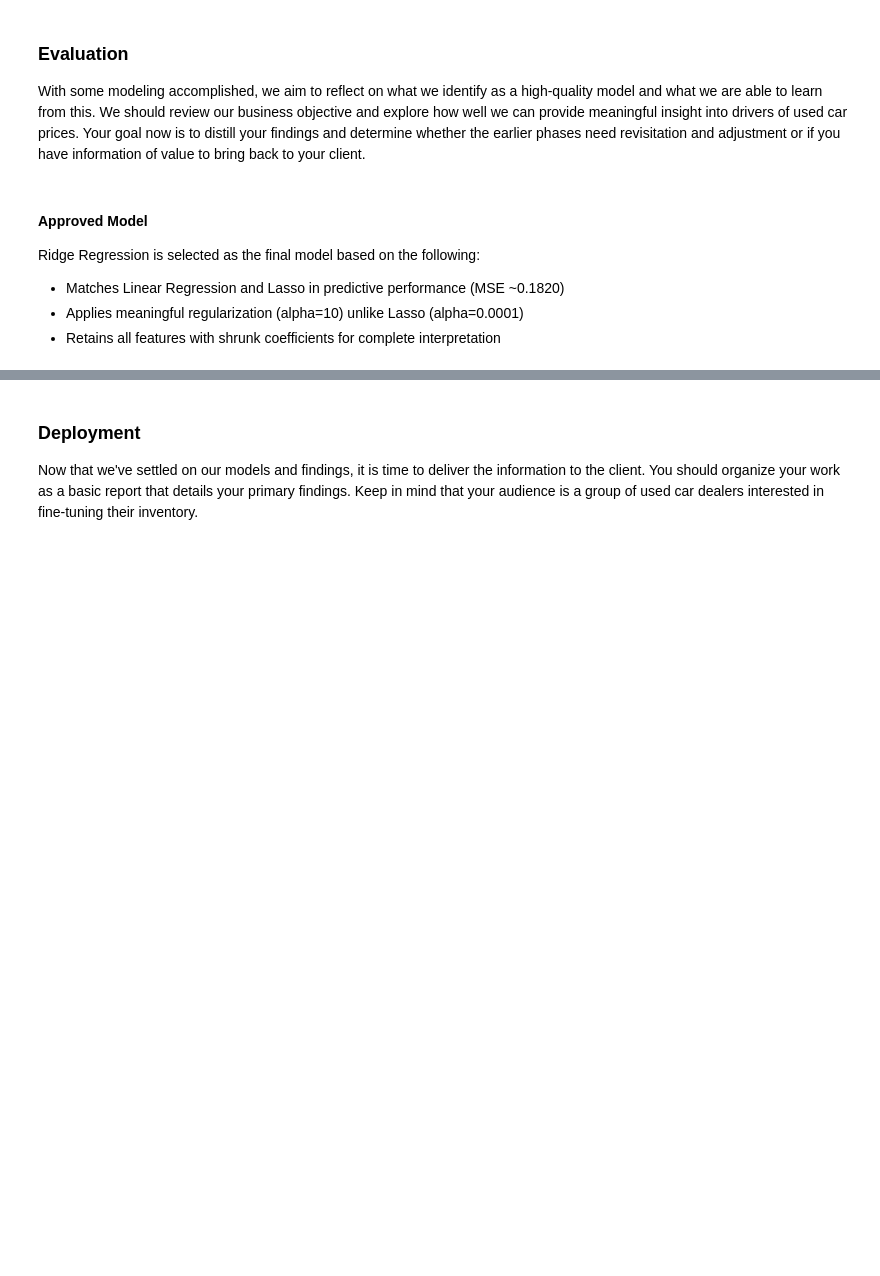
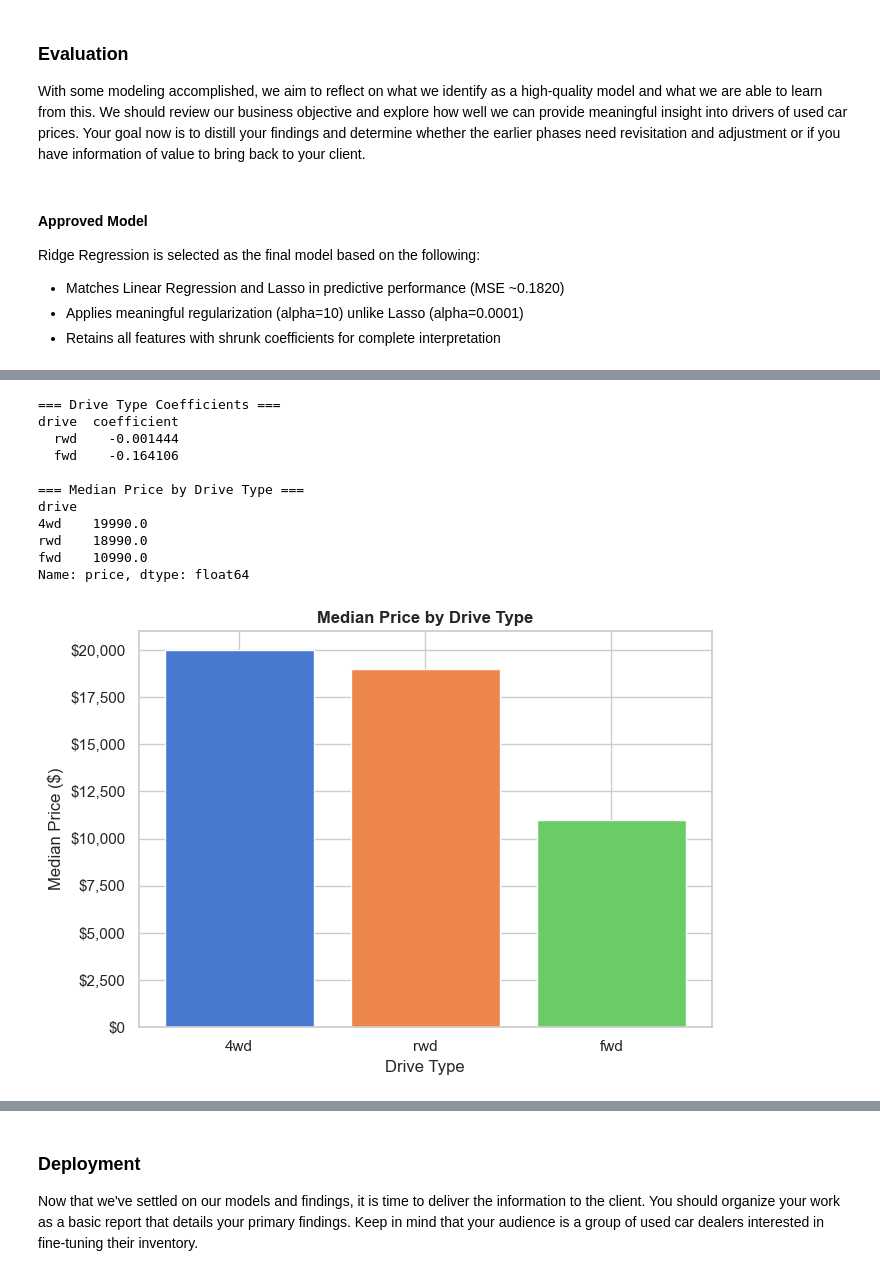
Before and after one commit to AmrElbagoury/used-car-price-analysis, a Jupyter notebook: prompt_II.ipynb, the cells around one changed output, grey strips where cells are left out. Cells and saved outputs as stored; diff of their text form; code cells hidden in the pictures; blank space fills up the shorter version.

```diff
--- a/prompt_II.ipynb
+++ b/prompt_II.ipynb
@@ -578,0 +978,39 @@ print(f"Gap:            {gap:.4f}  ({'⚠️ investigate' if abs(gap) > 0.02 els
+# %%
+# Extract drive coefficients
+
+drive_coef = coef_df[coef_df['feature'].str.startswith('drive_')].copy()
+drive_coef['drive'] = drive_coef['feature'].str.replace('drive_', '')
+drive_coef = drive_coef.sort_values('coefficient', ascending=False)
+print("=== Drive Type Coefficients ===")
+print(drive_coef[['drive', 'coefficient']].to_string(index=False))
+
+# Median price by drive
+df_orig = pd.read_csv('data/vehicles.csv')
+df_orig = df_orig[(df_orig['price'] >= 2000) & (df_orig['price'] <= 50000)]
+drive_median = df_orig.groupby('drive')['price'].median().sort_values(ascending=False)
+print("\n=== Median Price by Drive Type ===")
+print(drive_median)
+
+# Visualize
+fig, ax = plt.subplots(figsize=(7, 5))
+ax.bar(drive_median.index, drive_median.values,
+       color=sns.color_palette('muted', len(drive_median)))
+ax.set_title('Median Price by Drive Type', fontweight='bold')
+ax.set_xlabel('Drive Type')
+ax.set_ylabel('Median Price ($)')
+ax.yaxis.set_major_formatter(plt.FuncFormatter(lambda x, _: f'${x:,.0f}'))
+plt.tight_layout()
+plt.show()
+# %% [output]
+=== Drive Type Coefficients ===
+drive  coefficient
+  rwd    -0.001444
+  fwd    -0.164106
+
+=== Median Price by Drive Type ===
+drive
+4wd    19990.0
+rwd    18990.0
+fwd    10990.0
+Name: price, dtype: float64
+[figure, added]
```
Also changed, not shown: parts of 47 cells of this notebook.
